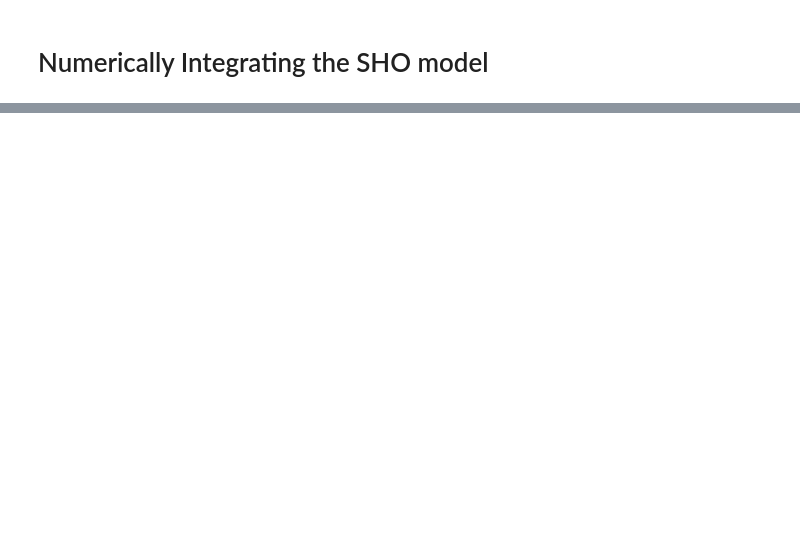
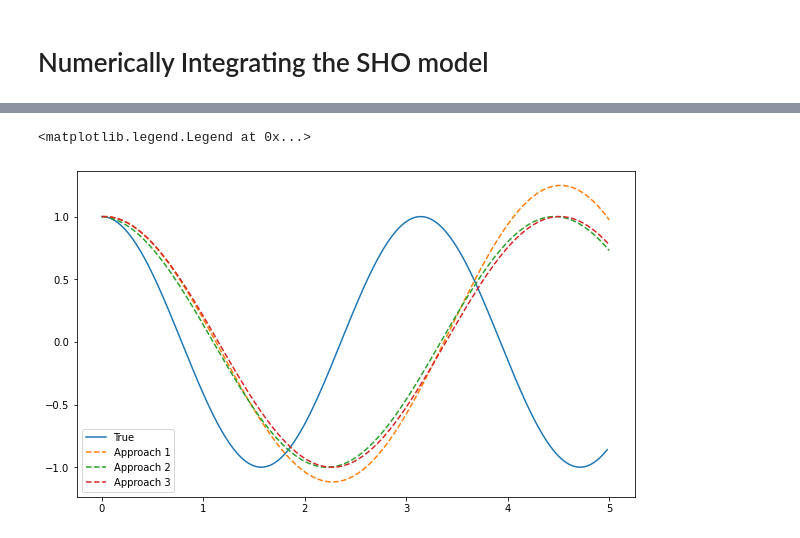
Before and after one commit to dannycab/phy415msu, a Jupyter notebook: MMIPbook/_build/jupyter_execute/content/1_modeling/SHO-numerical.ipynb, the cells around one changed output, grey strips where cells are left out. Saved outputs shown, nothing was run; the diff lists cells and outputs as text; code cells hidden in the pictures; blank space fills up the shorter version.

```diff
--- a/MMIPbook/_build/jupyter_execute/content/1_modeling/SHO-numerical.ipynb
+++ b/MMIPbook/_build/jupyter_execute/content/1_modeling/SHO-numerical.ipynb
@@ -35,0 +166,10 @@ plt.plot(t,x)
+# %%
+plt.figure(figsize=(10,6))
+plt.plot(t, x)
+plt.plot(time, xVals1, '--')
+plt.plot(time, xVals2, '--')
+plt.plot(time, xVals3, '--')
+plt.legend(['True', 'Approach 1', 'Approach 2', 'Approach 3'])
+# %% [output]
+<matplotlib.legend.Legend at 0x...>
+[figure, added]
```
Also changed, not shown: parts of 12 cells of this notebook, 37 other files.
